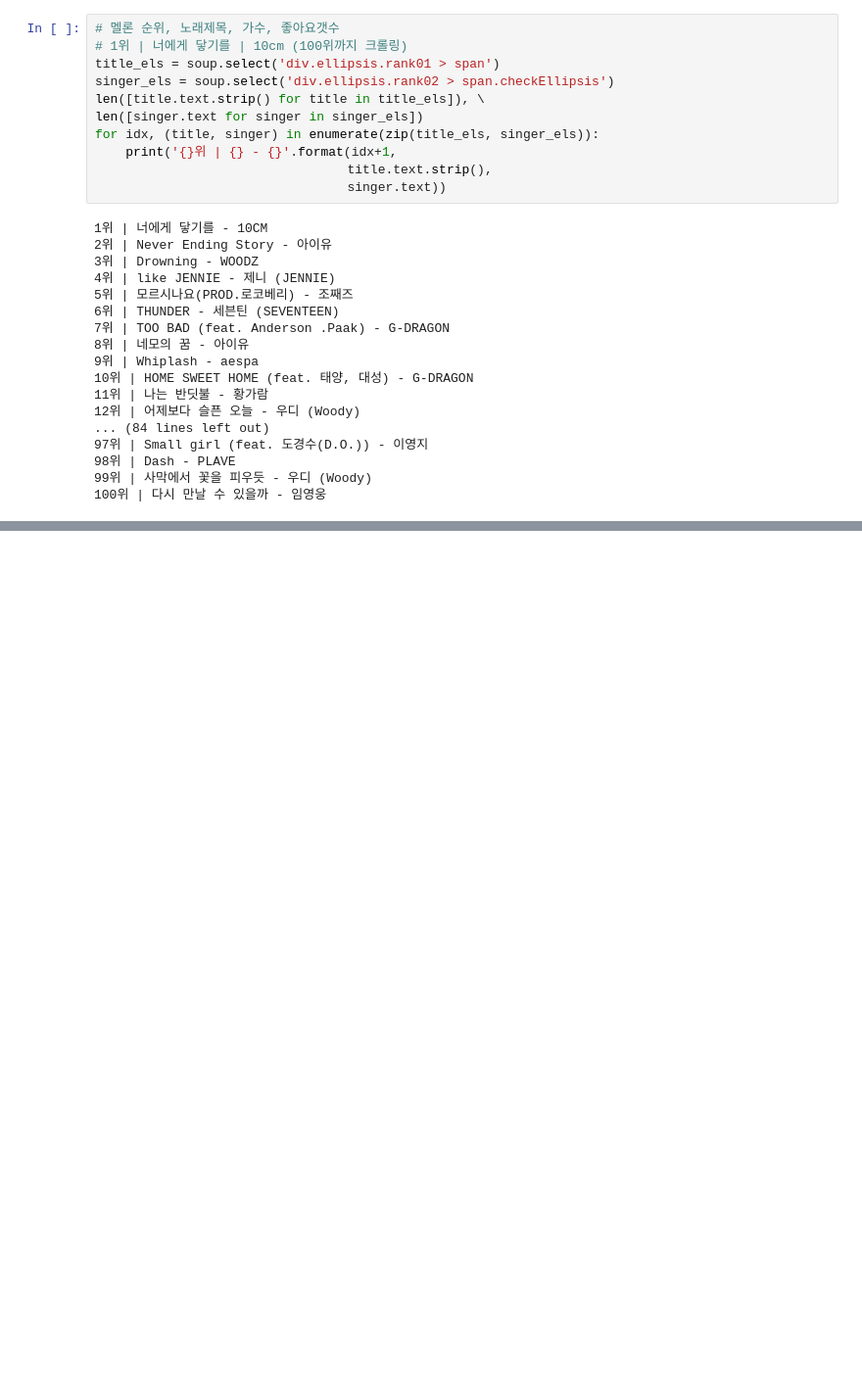
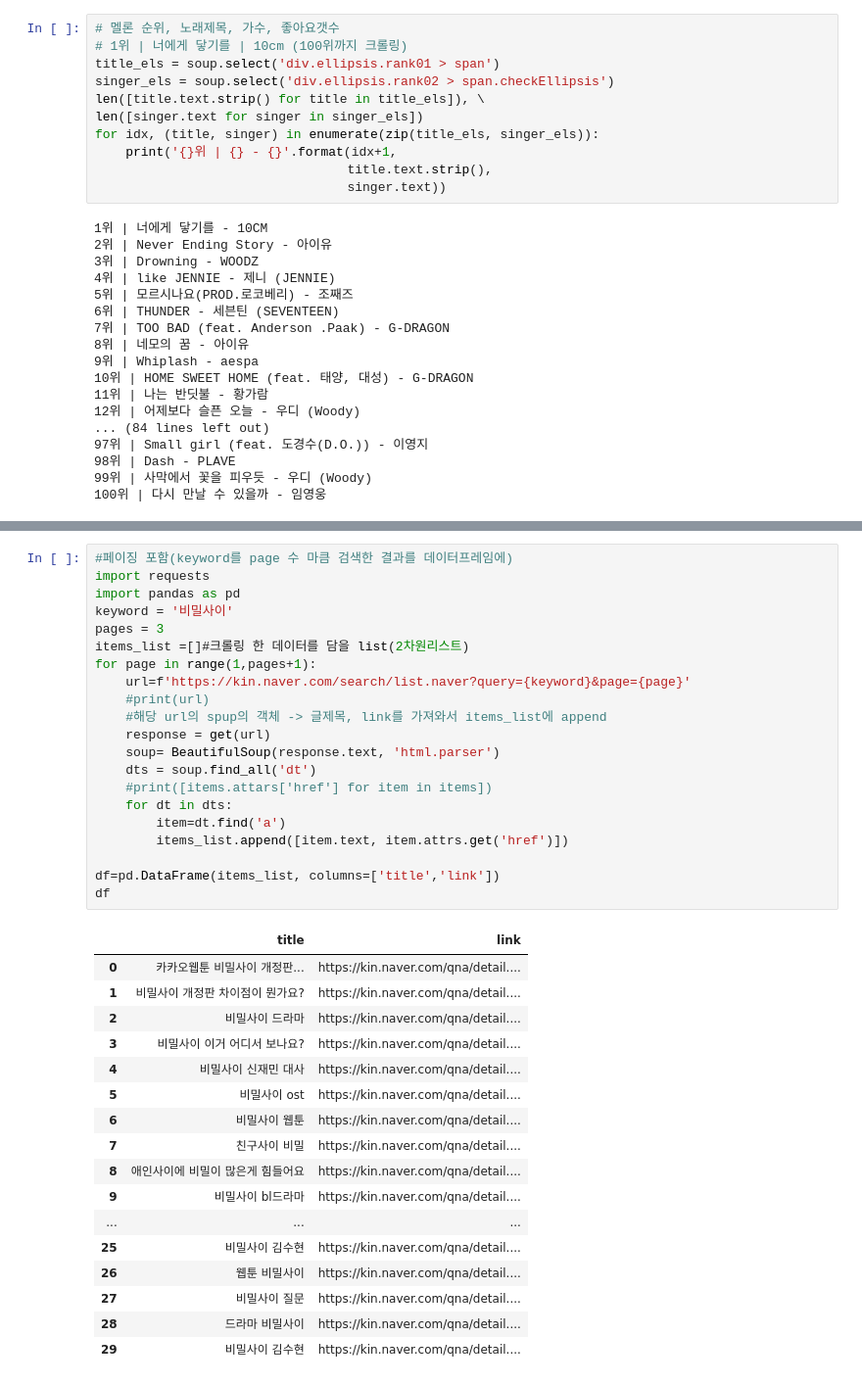
Before and after one commit to secretrelationship/ai_x, a Jupyter notebook: source/01_python/ch14_웹데이터수집1_정적_공공api.ipynb, the cells around one changed output, grey strips where cells are left out. Shown: that part at 98% size. Saved outputs shown, nothing was run; the diff lists cells and outputs as text; blank space fills up the shorter version.

```diff
--- a/source/01_python/ch14_웹데이터수집1_정적_공공api.ipynb
+++ b/source/01_python/ch14_웹데이터수집1_정적_공공api.ipynb
@@ -658,0 +681,39 @@ for idx, (title, singer) in enumerate(zip(title_els, singer_els)):
+# %%
+#페이징 포함(keyword를 page 수 마큼 검색한 결과를 데이터프레임에)
+import requests
+import pandas as pd
+keyword = '비밀사이'
+pages = 3
+items_list =[]#크롤링 한 데이터를 담을 list(2차원리스트)
+for page in range(1,pages+1):
+    url=f'https://kin.naver.com/search/list.naver?query={keyword}&page={page}'
+    #print(url)
+    #해당 url의 spup의 객체 -> 글제목, link를 가져와서 items_list에 append
+    response = get(url)
+    soup= BeautifulSoup(response.text, 'html.parser')
+    dts = soup.find_all('dt')
+    #print([items.attars['href'] for item in items])
+    for dt in dts:
+        item=dt.find('a')
+        items_list.append([item.text, item.attrs.get('href')])
+
+df=pd.DataFrame(items_list, columns=['title','link'])
+df
+# %% [output]
+|  | title | link |
+| 0 | 카카오웹툰 비밀사이 개정판... | https://kin.naver.com/qna/detail.... |
+| 1 | 비밀사이 개정판 차이점이 뭔가요? | https://kin.naver.com/qna/detail.... |
+| 2 | 비밀사이 드라마 | https://kin.naver.com/qna/detail.... |
+| 3 | 비밀사이 이거 어디서 보나요? | https://kin.naver.com/qna/detail.... |
+| 4 | 비밀사이 신재민 대사 | https://kin.naver.com/qna/detail.... |
+| 5 | 비밀사이 ost | https://kin.naver.com/qna/detail.... |
+| 6 | 비밀사이 웹툰 | https://kin.naver.com/qna/detail.... |
+| 7 | 친구사이 비밀 | https://kin.naver.com/qna/detail.... |
+| 8 | 애인사이에 비밀이 많은게 힘들어요 | https://kin.naver.com/qna/detail.... |
+| 9 | 비밀사이 bl드라마 | https://kin.naver.com/qna/detail.... |
+| ... | ... | ... |
+| 25 | 비밀사이 김수현 | https://kin.naver.com/qna/detail.... |
+| 26 | 웹툰 비밀사이 | https://kin.naver.com/qna/detail.... |
+| 27 | 비밀사이 질문 | https://kin.naver.com/qna/detail.... |
+| 28 | 드라마 비밀사이 | https://kin.naver.com/qna/detail.... |
+| 29 | 비밀사이 김수현 | https://kin.naver.com/qna/detail.... |
```
Also changed, not shown: parts of 23 cells of this notebook, 22 other files.
